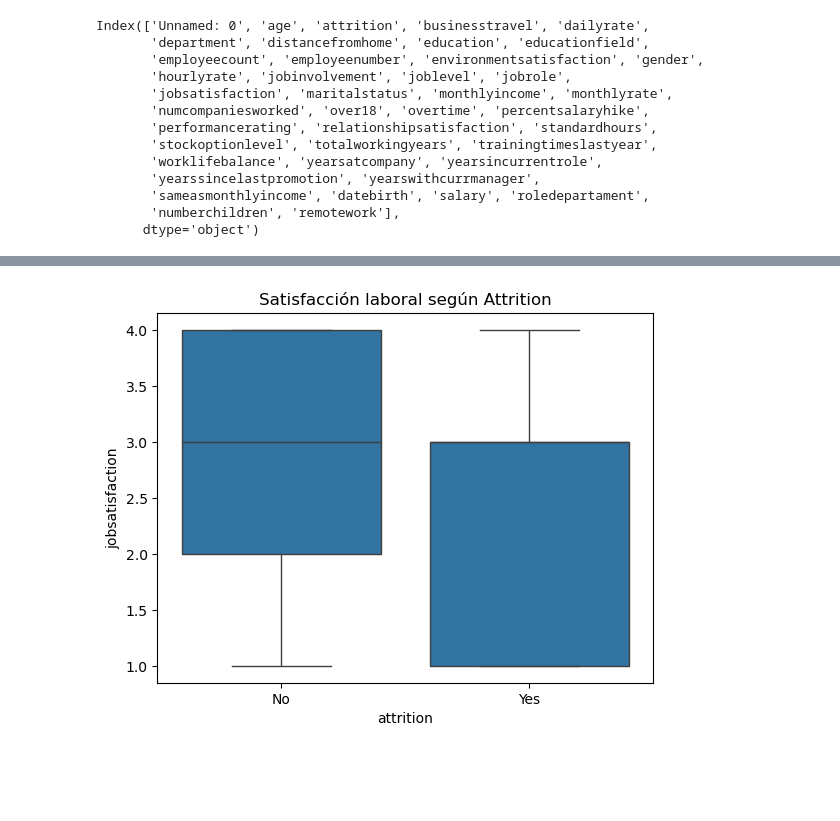
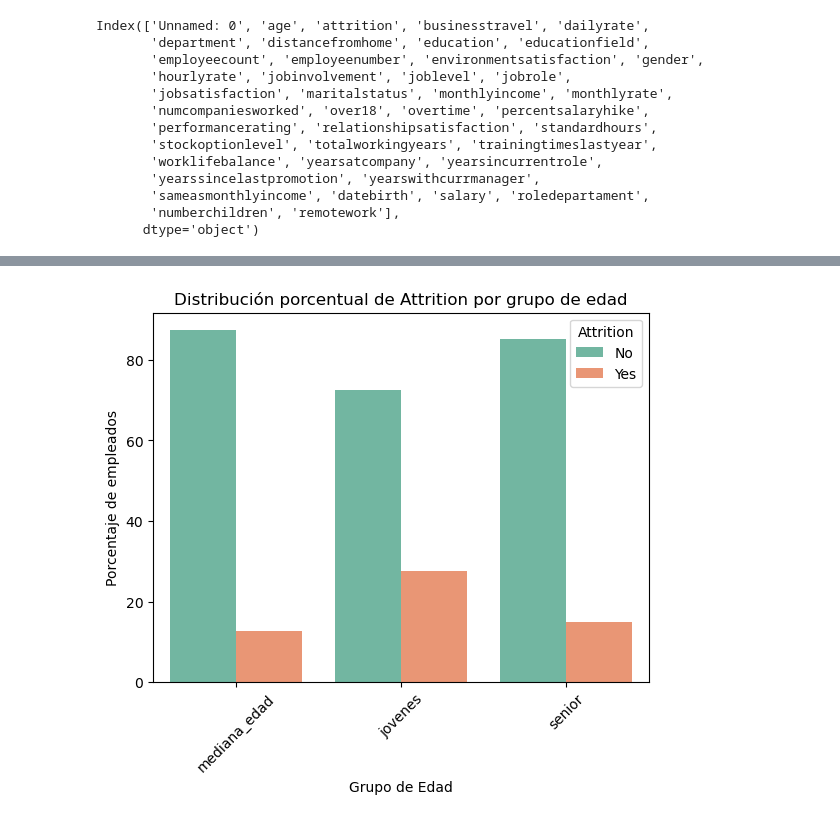
Before and after one commit to xcgrisales/project-da-promo-50-modulo-3-team-4, a Jupyter notebook: prueba_visualizacion.ipynb, the cells around one changed output, grey strips where cells are left out. Saved outputs shown, nothing was run; the diff lists cells and outputs as text; code cells hidden in the pictures; blank space fills up the shorter version.

```diff
--- a/prueba_visualizacion.ipynb
+++ b/prueba_visualizacion.ipynb
@@ -141,6 +137,0 @@ sns.scatterplot(x = "grupo_edad",
-# %%
-sns.boxplot(x='attrition', y='jobsatisfaction', data=df)
-plt.title('Satisfacción laboral según Attrition')
-plt.show()
-# %% [output]
-[figure, removed]
@@ -148,0 +145,25 @@ plt.show()
+# %%
+
+conteo = df.groupby(['grupo_edad', 'attrition']).size().reset_index(name='count')
+
+conteo['percentage'] = conteo.groupby('grupo_edad')['count'].transform(lambda x: 100 * x / x.sum())
+
+orden_edad = df['grupo_edad'].value_counts().index
+
+sns.barplot(
+    data=conteo,
+    x='grupo_edad',
+    y='percentage',
+    hue='attrition',
+    palette='Set2',
+    order=orden_edad
+)
+
+plt.xticks(rotation=45)
+plt.xlabel("Grupo de Edad")
+plt.ylabel("Porcentaje de empleados")
+plt.title("Distribución porcentual de Attrition por grupo de edad")
+plt.legend(title="Attrition")
+plt.show()
+# %% [output]
+[figure, added]
```
Also changed, not shown: parts of 18 cells of this notebook.
